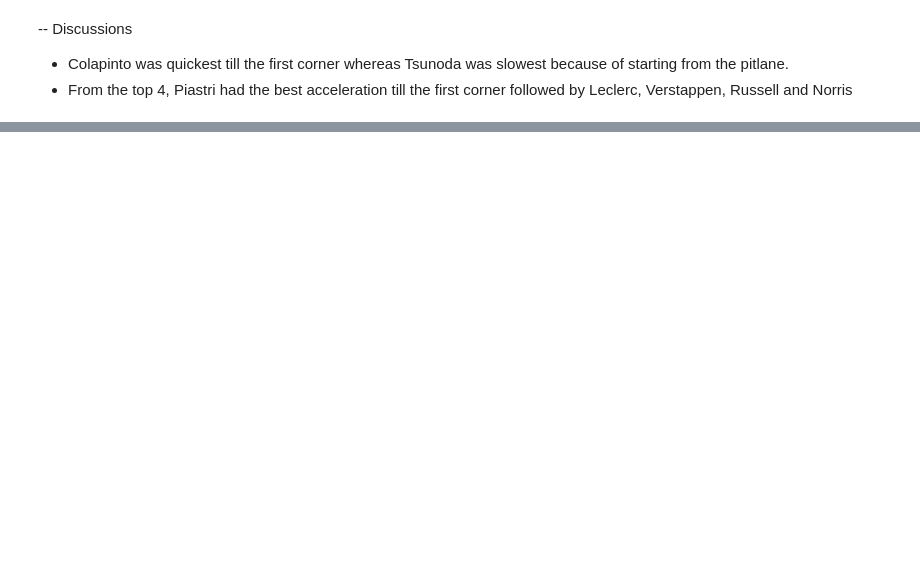
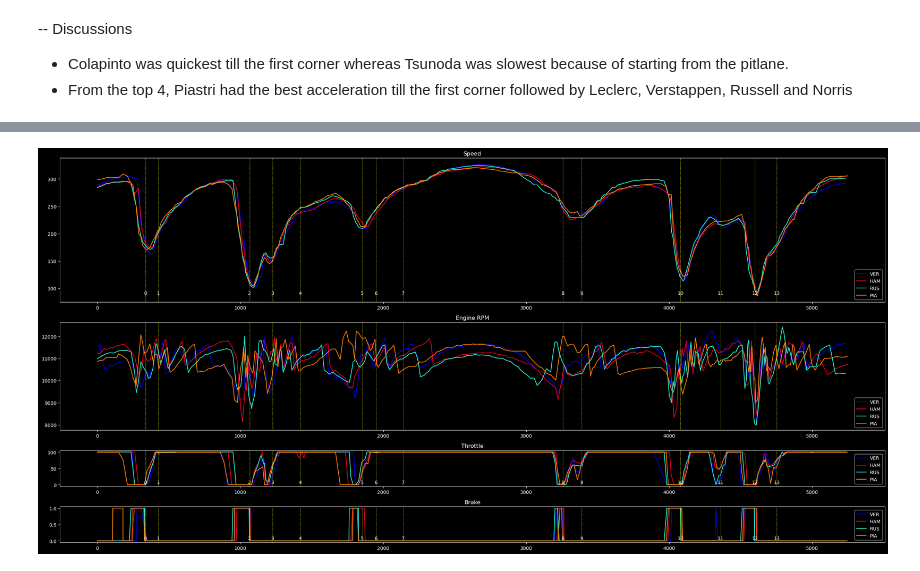
Before and after one commit to Sanket-g-75/F1_Analysis, a Jupyter notebook: code.ipynb, the cells around one changed output, grey strips where cells are left out. Drawn from its saved outputs; the diff is of its cells as text; code cells hidden in the pictures; blank space fills up the shorter version.

```diff
--- a/code.ipynb
+++ b/code.ipynb
@@ -282,0 +349,71 @@ plt.show()
+# %%
+ver = session.laps.pick_driver('VER').pick_fastest().get_telemetry()
+ham = session.laps.pick_driver('HAM').pick_fastest().get_telemetry()
+rus = session.laps.pick_driver('RUS').pick_fastest().get_telemetry()
+pia = session.laps.pick_driver('PIA').pick_fastest().get_telemetry()
+# %%
+import matplotlib.gridspec as gridspec
+
+fig = plt.figure(figsize=(25, 12))
+gs = gridspec.GridSpec(4, 1, height_ratios=[1, 0.75,0.25,0.25])  # Define grid with different heights
+
+
+# Speed Plot
+ax0 = fig.add_subplot(gs[0])
+ax0.plot(ver['Distance'], ver['Speed'], label='VER', color=fastf1.plotting.get_driver_color('VER',session=session))
+ax0.plot(ham['Distance'], ham['Speed'], label='HAM', color=fastf1.plotting.get_driver_color('HAM',session=session))
+ax0.plot(rus['Distance'], rus['Speed'], label='RUS', color=fastf1.plotting.get_driver_color('RUS',session=session))
+ax0.plot(pia['Distance'], pia['Speed'], label='PIA', color=fastf1.plotting.get_driver_color('PIA',session=session))
+for corner_index in range(len(session.get_circuit_info().corners)):
+    ax0.axvline(x=session.get_circuit_info().corners['Distance'][corner_index], color='yellow', linestyle='--', linewidth=0.5)
+    ax0.text(session.get_circuit_info().corners['Distance'][corner_index], session.laps.pick_fastest().get_telemetry().Speed.min(), f'{corner_index}', ha='center', va='bottom')
+ax0.legend(loc='lower right')
+ax0.set_title("Speed")
+
+# Gap (Diff) Plot
+ax1 = fig.add_subplot(gs[1])
+ax1.plot(ver['Distance'],ver['RPM'], label='VER', color=fastf1.plotting.get_driver_color('VER',session=session))
+ax1.plot(ham['Distance'],ham['RPM'], label='HAM', color=fastf1.plotting.get_driver_color('HAM',session=session))
+ax1.plot(rus['Distance'],rus['RPM'], label='RUS', color=fastf1.plotting.get_driver_color('RUS',session=session))
+ax1.plot(pia['Distance'],pia['RPM'], label='PIA', color=fastf1.plotting.get_driver_color('PIA',session=session))
+# ax1.axhline(y=0, color='yellow', linestyle='dotted', linewidth=0.5)
+for corner_index in range(len(session.get_circuit_info().corners)):
+    ax1.axvline(x=session.get_circuit_info().corners['Distance'][corner_index], color='yellow', linestyle='--', linewidth=0.5)
+    # ax1.text(session.get_circuit_info().corners['Distance'][corner_index], 0, f'{corner_index}', ha='center', va='bottom')
+ax1.legend(loc='lower right')
+ax1.set_title("Engine RPM")
+
+
+# Throttle Plot
+ax2 = fig.add_subplot(gs[2])
+ax2.plot(ver['Distance'], ver['Throttle'], label='VER', color=fastf1.plotting.get_driver_color('VER',session=session))
+ax2.plot(ham['Distance'], ham['Throttle'], label='HAM', color=fastf1.plotting.get_driver_color('HAM',session=session))
+ax2.plot(rus['Distance'], rus['Throttle'], label='RUS', color=fastf1.plotting.get_driver_color('RUS',session=session))
+ax2.plot(pia['Distance'], pia['Throttle'], label='PIA', color=fastf1.plotting.get_driver_color('PIA',session=session))
+for corner_index in range(len(session.get_circuit_info().corners)):
+    ax2.axvline(x=session.get_circuit_info().corners['Distance'][corner_index], color='yellow', linestyle='--', linewidth=0.5)
+    ax2.text(session.get_circuit_info().corners['Distance'][corner_index], 0, f'{corner_index}', ha='center', va='bottom')
+ax2.legend(loc='lower right')
+ax2.set_title("Throttle")
+
+
+# Brake Plot
+ax3 = fig.add_subplot(gs[3])
+ax3.plot(ver['Distance'], ver['Brake'], label='VER', color=fastf1.plotting.get_driver_color('VER',session=session))
+ax3.plot(ham['Distance'], ham['Brake'], label='HAM', color=fastf1.plotting.get_driver_color('HAM',session=session))
+ax3.plot(rus['Distance'], rus['Brake'], label='RUS', color=fastf1.plotting.get_driver_color('RUS',session=session))
+ax3.plot(pia['Distance'], pia['Brake'], label='PIA', color=fastf1.plotting.get_driver_color('PIA',session=session))
+for corner_index in range(len(session.get_circuit_info().corners)):
+    ax3.axvline(x=session.get_circuit_info().corners['Distance'][corner_index], color='yellow', linestyle='--', linewidth=0.5)
+    ax3.text(session.get_circuit_info().corners['Distance'][corner_index], 0, f'{corner_index}', ha='center', va='bottom')
+ax3.legend(loc='lower right')
+ax3.set_title("Brake")
+
+plt.tight_layout()
+# plt.savefig(f'{format(session.session_info['StartDate'],'%Y')}_{session.session_info['Meeting']['Location']}_{session.session_info['Type']}_P1P2Comparison')
+
+
+
+plt.show()
+# %% [output]
+[figure, added]
```
Also changed, not shown: parts of 24 cells of this notebook, 7 other files.
